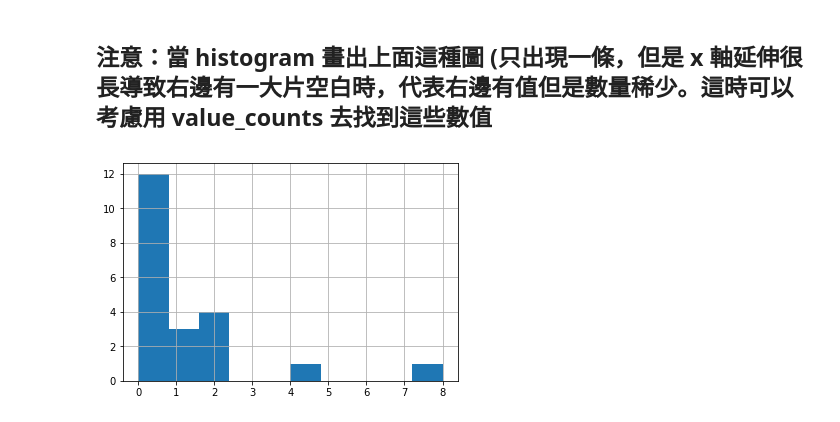
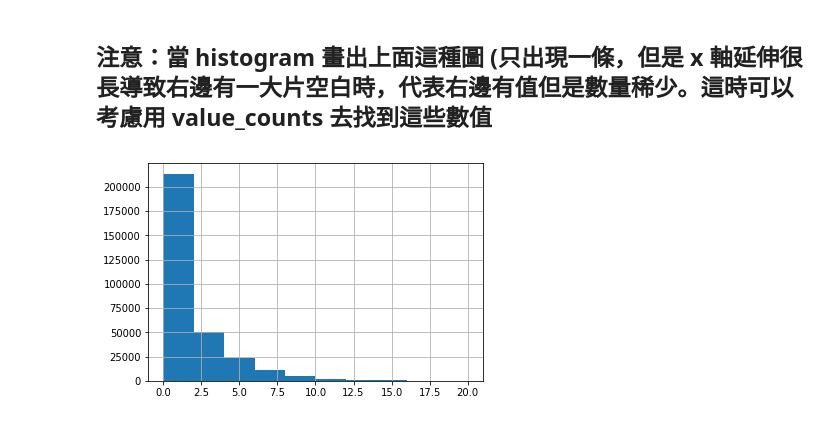
Before and after one commit to bear00712/2nd-ML100Days, a Jupyter notebook: homework/Day_006_HW.ipynb, the cells around one changed output. Drawn from its saved outputs; the diff is of its cells as text; code cells hidden in the pictures.

```diff
--- a/homework/Day_006_HW.ipynb
+++ b/homework/Day_006_HW.ipynb
@@ -266,13 +266,13 @@ Name: OBS_60_CNT_SOCIAL_CIRCLE, dtype: int64
 # %%
 # 把一些極端值暫時去掉，在繪製一次 Histogram
 # 選擇 OBS_60_CNT_SOCIAL_CIRCLE 小於 20 的資料點繪製
 """
 Your Code Here
 """
-loc_a = 0.0
-loc_b = 20.0
+loc_a = app_train["OBS_60_CNT_SOCIAL_CIRCLE"] <= 20
+loc_b = "OBS_60_CNT_SOCIAL_CIRCLE"
 
-app_train.loc[loc_a:loc_b,'OBS_60_CNT_SOCIAL_CIRCLE'].hist()
+app_train.loc[loc_a,loc_b].hist()
 plt.show()
 # %% [output]
-[figure, old version]
+[figure, new version]
```
